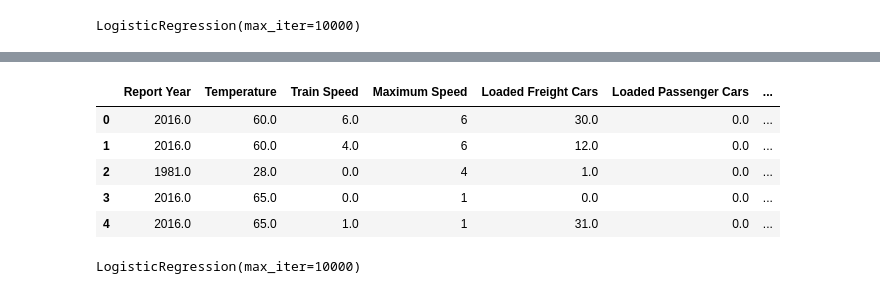
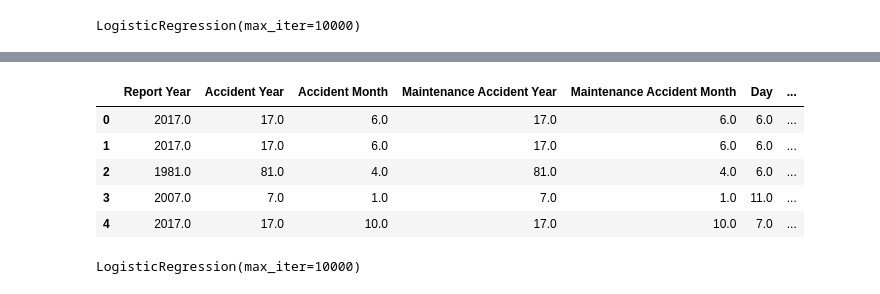
Before and after one commit to ndahlinuvm/Train-Derailment-287Project, a Jupyter notebook: log_reg.ipynb, the cells around one changed output, grey strips where cells are left out. Saved outputs shown, nothing was run; the diff lists cells and outputs as text; code cells hidden in the pictures.

```diff
--- a/log_reg.ipynb
+++ b/log_reg.ipynb
@@ -23,7 +20,7 @@ df.head()
 # Get unqiue values of District
 # df['District'].unique()
 df = df.drop(['District'], axis=1)
-df = df.drop(['Joint CD'], axis=1)
+# df = df.drop(['Joint CD'], axis=1)
 # %%
 # One-hot "Districts"
 # df = pd.get_dummies(df, columns=['District'], drop_first=False, dtype='int64')
@@ -47,12 +44,12 @@ df.head()
 # %%
-# creating a column with a 1 if there were any deaths or injuries at all across all categories, 0 otherwise
-c = ['Railroad Employees Killed', 'Railroad Employees Injured', 'Passengers Killed', 'Passengers Injured', 'Others Killed', 'Others Injured', 'Persons Killed For Reporting Railroad', 'Persons Injured For Reporting Railroad', 'Total Persons Killed', 'Total Persons Injured', 'Total Killed Form 54', 'Total Injured Form 54']
-df['Casualty'] = np.where(df[c].sum(axis=1) > 0, 1, 0)
-# make sure this is an int64 type
-df['Casualty'] = df['Casualty'].astype('int64')
-casualty = df['Casualty']
-# removing all the columns that had deaths or injuries
-df = df.drop(['Railroad Employees Killed', 'Railroad Employees Injured', 'Passengers Killed', 'Passengers Injured', 'Others Killed', 'Others Injured', 'Persons Killed For Reporting Railroad', 'Persons Injured For Reporting Railroad', 'Total Persons Killed', 'Total Persons Injured', 'Total Killed Form 54', 'Total Injured Form 54'], axis=1)
+# # creating a column with a 1 if there were any deaths or injuries at all across all categories, 0 otherwise
+# c = ['Railroad Employees Killed', 'Railroad Employees Injured', 'Passengers Killed', 'Passengers Injured', 'Others Killed', 'Others Injured', 'Persons Killed For Reporting Railroad', 'Persons Injured For Reporting Railroad', 'Total Persons Killed', 'Total Persons Injured', 'Total Killed Form 54', 'Total Injured Form 54']
+# df['Casualty'] = np.where(df[c].sum(axis=1) > 0, 1, 0)
+# # make sure this is an int64 type
+# df['Casualty'] = df['Casualty'].astype('int64')
+# casualty = df['Casualty']
+# # removing all the columns that had deaths or injuries
+# df = df.drop(['Railroad Employees Killed', 'Railroad Employees Injured', 'Passengers Killed', 'Passengers Injured', 'Others Killed', 'Others Injured', 'Persons Killed For Reporting Railroad', 'Persons Injured For Reporting Railroad', 'Total Persons Killed', 'Total Persons Injured', 'Total Killed Form 54', 'Total Injured Form 54'], axis=1)
 # %%
 # drop all non numeric columns
 df = df.select_dtypes(include=['float64', 'int64'])
@@ -117,10 +114,10 @@ dtype: int64
 # %%
 # split into train test
 from sklearn.model_selection import train_test_split
-# X = df.drop(['deaths'], axis=1)
-X = df.drop(['Casualty'], axis=1)
-# y = df['deaths']
-y = df['Casualty']
+X = df.drop(['deaths'], axis=1)
+# X = df.drop(['Casualty'], axis=1)
+y = df['deaths']
+# y = df['Casualty']
 X_train, X_test, y_train, y_test = train_test_split(X, y, test_size=0.2)
 # %%
 # Fit a logisitc regression across all variables trying to predict whether or not a person died
@@ -136,7 +133,7 @@ print(log_reg.score(X_test, y_test))
 # %%
 # match the coefficients to the column names
-# coefficients = pd.DataFrame({'feature': df.drop(['deaths'], axis=1).columns, 'coefficient': log_reg.coef_[0]})
-coefficients = pd.DataFrame({'feature': df.drop(['Casualty'], axis=1).columns, 'coefficient': log_reg.coef_[0]})
+coefficients = pd.DataFrame({'feature': df.drop(['deaths'], axis=1).columns, 'coefficient': log_reg.coef_[0]})
+# coefficients = pd.DataFrame({'feature': df.drop(['Casualty'], axis=1).columns, 'coefficient': log_reg.coef_[0]})
 # order the coefficients from highest to lowest
 coefficients.sort_values('coefficient', ascending=False)
 coefficients.sort_values('coefficient', ascending=False).plot.bar(x='feature', y='coefficient', figsize=(10,5))
@@ -184,22 +179,22 @@ print(coefficients[coefficients['feature'] == 'Loaded Passenger Cars'])
 # %%
 # get list of coefficients that had a large impact on the model
-coefficients[abs(coefficients['coefficient']) > 0.001]
+coefficients[abs(coefficients['coefficient']) > 0.01]
 # this has to be absolute value because some coefficients are negative
-impacts = coefficients[abs(coefficients['coefficient']) > 0.001]['feature'].tolist()
+impacts = coefficients[abs(coefficients['coefficient']) > 0.01]['feature'].tolist()
 
 # keep only the columns that had a large impact on the model
 df = df[impacts]
 # add back in the deaths column
-# df['deaths'] = deaths
-df['Casualty'] = casualty
+df['deaths'] = deaths
+# df['Casualty'] = casualty
 
 df.head()
 # %% [output]
-|  | Report Year | Temperature | Train Speed | Maximum Speed | Loaded Freight Cars | Loaded Passenger Cars | ... |
-| 0 | 2016.0 | 60.0 | 6.0 | 6 | 30.0 | 0.0 | ... |
-| 1 | 2016.0 | 60.0 | 4.0 | 6 | 12.0 | 0.0 | ... |
-| 2 | 1981.0 | 28.0 | 0.0 | 4 | 1.0 | 0.0 | ... |
-| 3 | 2016.0 | 65.0 | 0.0 | 1 | 0.0 | 0.0 | ... |
-| 4 | 2016.0 | 65.0 | 1.0 | 1 | 31.0 | 0.0 | ... |
+|  | Report Year | Accident Year | Accident Month | Maintenance Accident Year | Maintenance Accident Month | Day | ... |
+| 0 | 2017.0 | 17.0 | 6.0 | 17.0 | 6.0 | 6.0 | ... |
+| 1 | 2017.0 | 17.0 | 6.0 | 17.0 | 6.0 | 6.0 | ... |
+| 2 | 1981.0 | 81.0 | 4.0 | 81.0 | 4.0 | 6.0 | ... |
+| 3 | 2007.0 | 7.0 | 1.0 | 7.0 | 1.0 | 11.0 | ... |
+| 4 | 2017.0 | 17.0 | 10.0 | 17.0 | 10.0 | 7.0 | ... |
 # %%
 # performing another logistic regression with only the columns that had a large impact on the model
```
Also changed, not shown: parts of 17 cells of this notebook, 5 other files.
